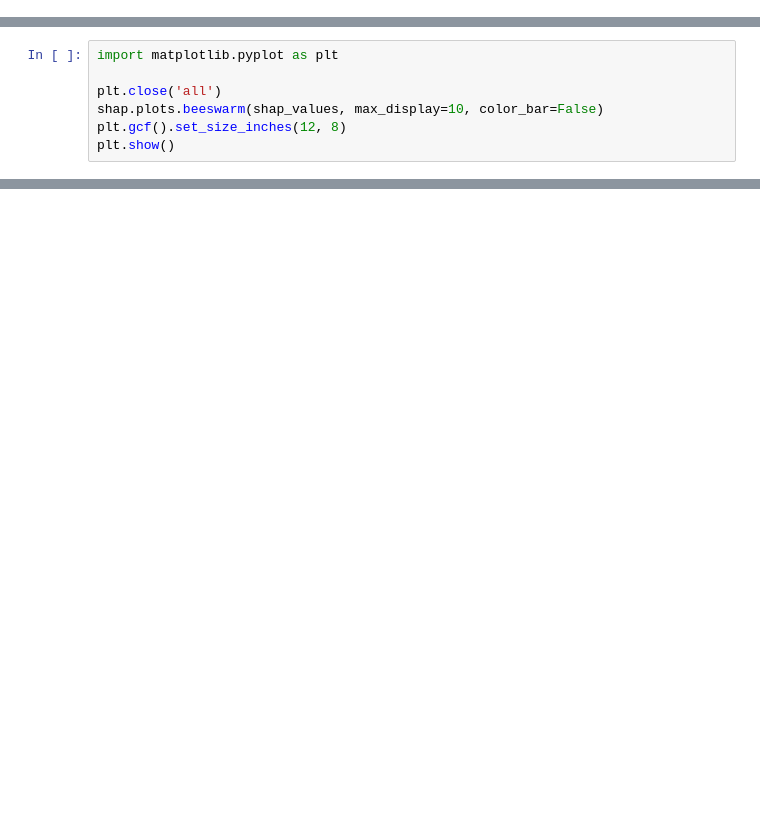
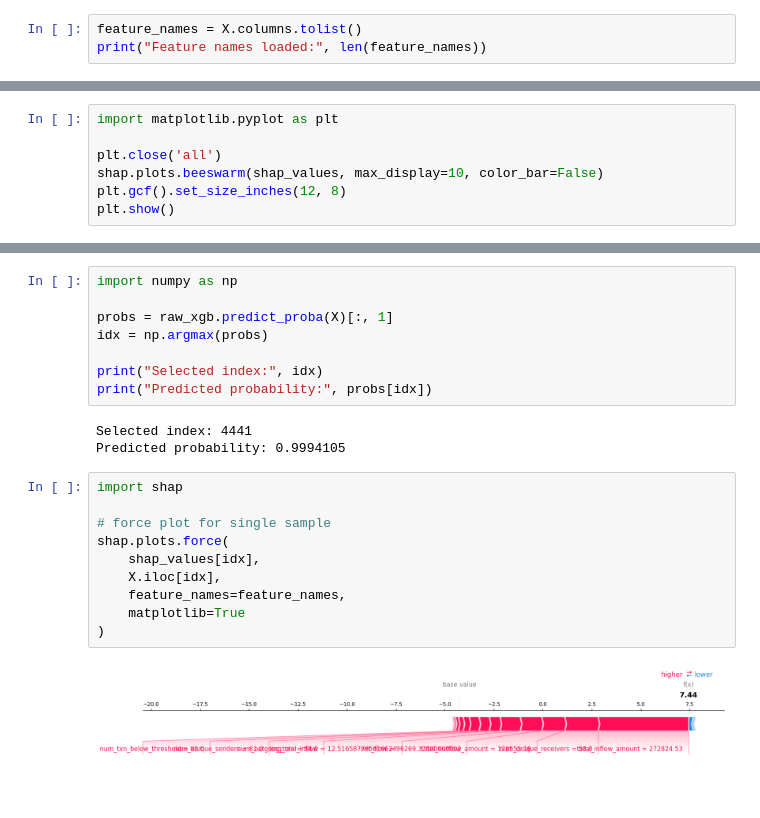
Before and after one commit to vijaivimu/aml-mule-risk-scoring, a Jupyter notebook: notebooks/06_explainability_shap.ipynb, the cells around one changed output, grey strips where cells are left out. Cells and saved outputs as stored; diff of their text form; blank space fills up the shorter version.

```diff
--- a/notebooks/06_explainability_shap.ipynb
+++ b/notebooks/06_explainability_shap.ipynb
@@ -47,0 +31,3 @@ if not hasattr(np, "int"):
+# %%
+feature_names = X.columns.tolist()
+print("Feature names loaded:", len(feature_names))
@@ -137,0 +153,23 @@ shap.summary_plot(
+# %%
+import numpy as np
+
+probs = raw_xgb.predict_proba(X)[:, 1]
+idx = np.argmax(probs)
+
+print("Selected index:", idx)
+print("Predicted probability:", probs[idx])
+# %% [output]
+Selected index: 4441
+Predicted probability: 0.9994105
+# %%
+import shap
+
+# force plot for single sample
+shap.plots.force(
+    shap_values[idx],
+    X.iloc[idx],
+    feature_names=feature_names,
+    matplotlib=True
+)
+# %% [output]
+[figure, added]
```
Also changed, not shown: parts of 32 cells of this notebook, 9 other files.
